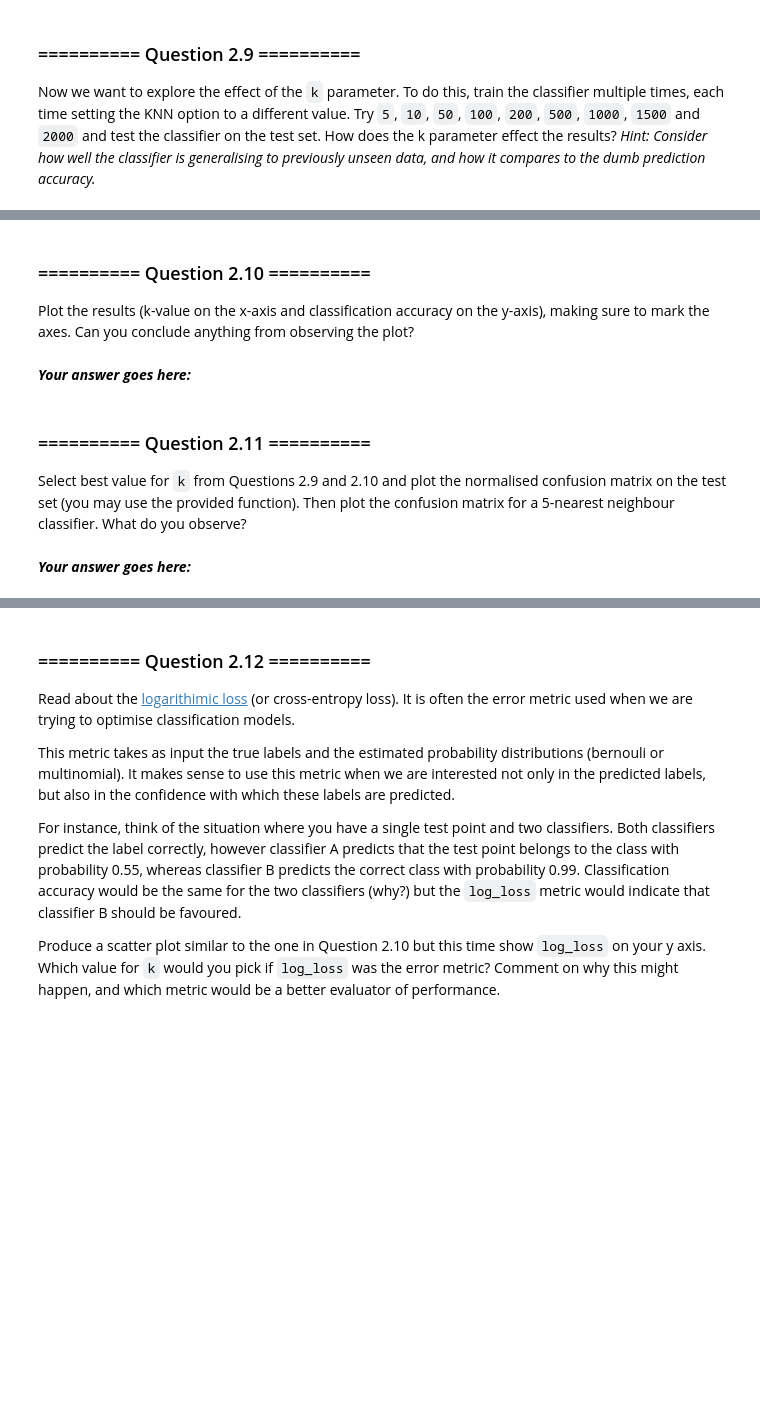
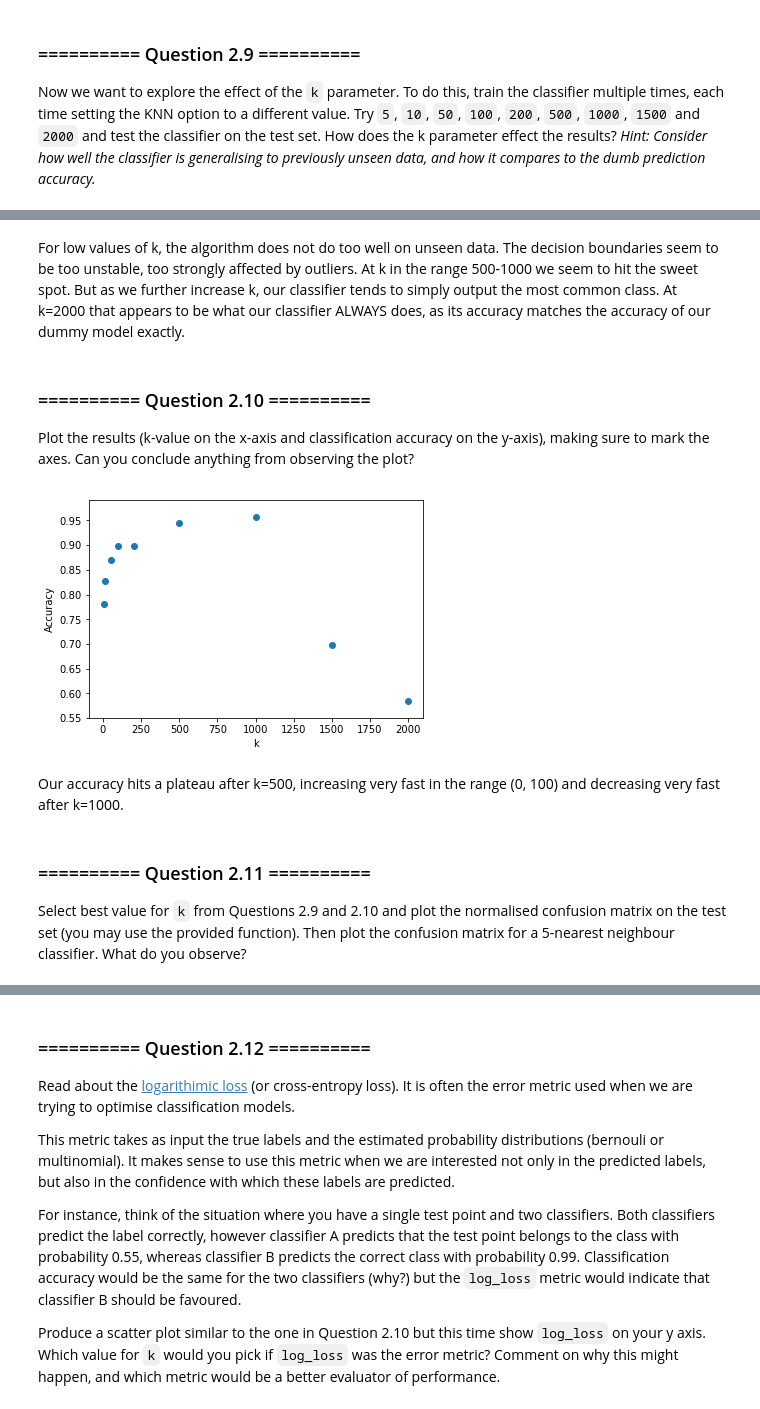
Before and after one commit to larswe/introductory-applied-machine-learning, a Jupyter notebook: Labs/03 - Classification and Evaluation.ipynb, the cells around one changed output, grey strips where cells are left out. Drawn from its saved outputs; the diff is of its cells as text; code cells hidden in the pictures; blank space fills up the shorter version.

Commit message:
Completed Lab 3 Part 2: K Neighbours Classifiers

```diff
--- a/Labs/03 - Classification and Evaluation.ipynb
+++ b/Labs/03 - Classification and Evaluation.ipynb
@@ -153,3 +185,10 @@ Convert the categorical attributes into numeric ones by using the [`get_dummies(
+# %%
+possible_categories = list("AGCTDNSR")
+
+train_dummies = pd.get_dummies(splice_train.drop(columns="class").astype
+                               (CategoricalDtype(categories=possible_categories)))
+test_dummies = pd.get_dummies(splice_test.drop(columns="class").astype
+                               (CategoricalDtype(categories=possible_categories)))
 # %% [markdown]
 ### ========== Question 2.3 ==========
 Store the training and testing data into numpy arrays `X_train`, `y_train`, `X_test` and `y_test`. Display the shapes of the four arrays.
@@ -163,0 +213,4 @@ by using a single neighbour. Report the classification accuracy on the training
+# %%
+knn = KNeighboursClassifier(n_neighbors = 1)
+knn.fit(X_train, y_train)
+print("Training accuracy:\t", accuracy_score(y_train, knn.predict(X_train)))
@@ -192,0 +254,10 @@ Now we want to explore the effect of the `k` parameter. To do this, train the cl
+# %%
+accuracies = []
+ks = [5, 10, 50, 100, 200, 500, 1000, 1500, 2000]
+
+for k in ks:
+    knn = KNeighboursClassifier(n_neighbors = k)
+    knn.fit(X_train, y_train)
+    acc = accuracy_score(y_test, knn.predict(X_test))
+    accuracies.append(acc)
+    print("Testing accuracy for k =", k, ":\t", acc)
@@ -193,3 +274,7 @@ Now we want to explore the effect of the `k` parameter. To do this, train the cl
+# %% [markdown]
+For low values of k, the algorithm does not do too well on unseen data. The decision boundaries seem to be too unstable, too strongly affected by outliers.
+At k in the range 500-1000 we seem to hit the sweet spot. But as we further increase k, our classifier tends to simply output the most common class.
+At k=2000 that appears to be what our classifier ALWAYS does, as its accuracy matches the accuracy of our dummy model exactly.
 # %% [markdown]
 ### ========== Question 2.10 ==========
 Plot the results (k-value on the x-axis and classification accuracy on the y-axis), making sure to mark the axes. Can you conclude anything from observing the plot?
@@ -198,5 +281,13 @@ Plot the results (k-value on the x-axis and classification accuracy on the y-axi
-# %% [markdown]
-***Your answer goes here:***
+# %%
+fig, ax = plt.subplots()
+ax.scatter(ks, accuracies)
+ax.set_xlabel('k')
+ax.set_ylabel('Accuracy')
+plt.show()
+# %% [output]
+[figure, added]
+# %% [markdown]
+Our accuracy hits a plateau after k=500, increasing very fast in the range (0, 100) and decreasing very fast after k=1000.
 # %% [markdown]
 ### ========== Question 2.11 ==========
 Select best value for `k` from Questions 2.9 and 2.10 and plot the normalised confusion matrix on the test set (you may use the provided function). Then plot the confusion matrix for a 5-nearest neighbour classifier. What do you observe?
@@ -214,2 +302,0 @@ def plot_confusion_matrix(cm, classes=None, title='Confusion matrix'):
-# %% [markdown]
-***Your answer goes here:***
```
Also changed, not shown: parts of 31 cells of this notebook.
